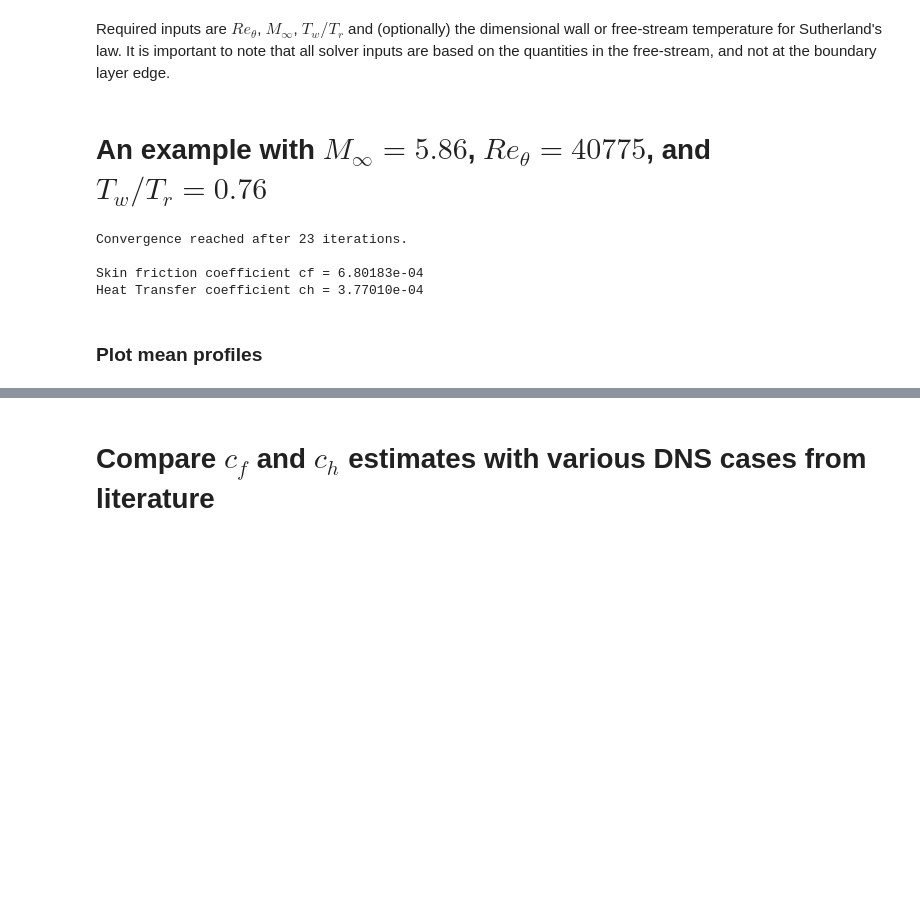
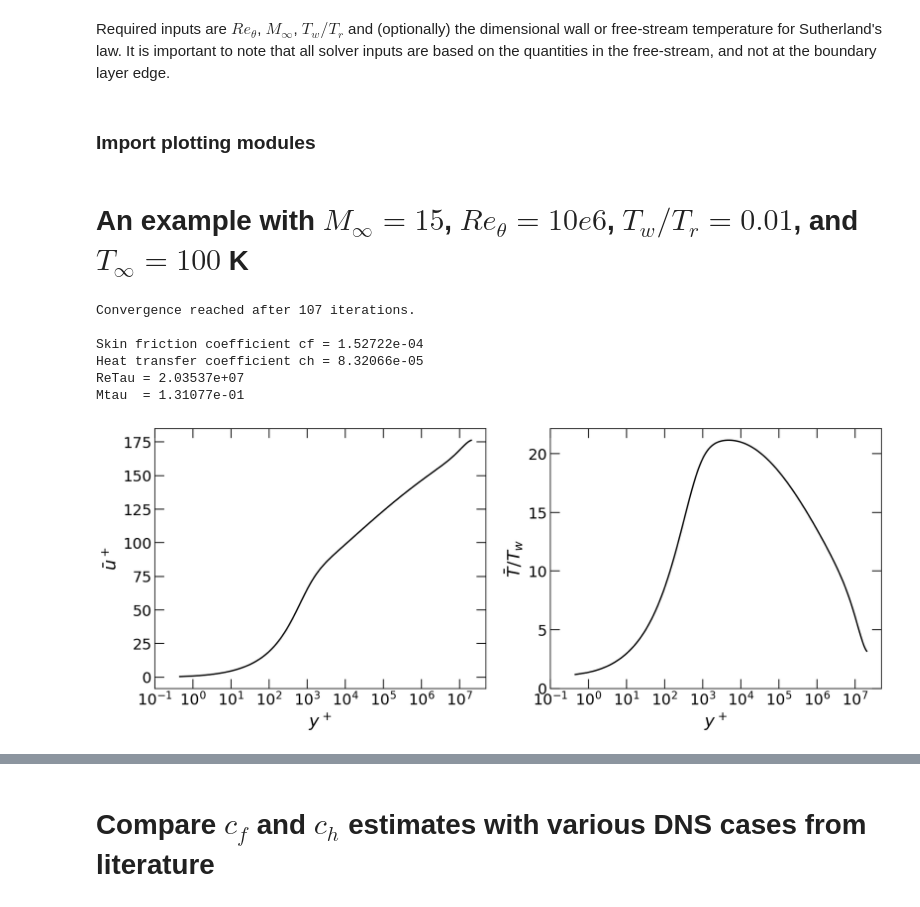
Before and after one commit to Fluid-Dynamics-Of-Energy-Systems-Team/DragAndHeatTransferEstimation, a Jupyter notebook: DragAndHeatTransferEstimation.ipynb, the cells around one changed output, grey strips where cells are left out. Drawn from its saved outputs; the diff is of its cells as text; code cells hidden in the pictures; blank space fills up the shorter version.

```diff
--- a/DragAndHeatTransferEstimation.ipynb
+++ b/DragAndHeatTransferEstimation.ipynb
@@ -146,8 +151,11 @@ Required inputs are $Re_\theta$, $M_\infty$, $T_w/T_r$ and (optionally) the dime
 import numpy as np
 from scipy.integrate import cumtrapz, trapz
 # %%
-def grid(H,n,fact):
-    tanhyp = 0.5
+# n    ... number of points
+# fact ... stretching/clustering
+def grid(n,fact):
+    H = 1.0       # --> y/y_e = 1
+    tanhyp = 0.5  # half hyp tangens
     i = tanhyp*(np.arange(0,n))/(n-1) - 0.5
     y = 1./tanhyp*H * (1.0 + np.tanh(fact*i)/np.tanh(fact/2))/2.0
     return y
@@ -160,9 +162,7 @@ def dTdyWall(T,y):
 # %%
-def solver(ReTheta = 1000, Minf = 1.0, Tw_Tr = 1.0,
-                  viscLaw = "Sutherland", Tinf_dim = 300):
-
-    # Generate grid
-    y_ye = grid(1, 360, 5)  # (domain size, number of cells, stretching factor)
+def solver(y_ye    = grid(1000, 5),
+           ReTheta = 1000, Minf = 1.0, Tw_Tr = 1.0,
+           viscLaw = "Sutherland", Tinf_dim = 300):
 
     # set initial values for ReTau, MTau and upl
     ReTau = 100
@@ -179,7 +179,7 @@ def solver(ReTheta = 1000, Minf = 1.0, Tw_Tr = 1.0,
 
         T_Tw, Tinf_Tw       = temperature(upl/uinf, Minf, Tw_Tr)
         mu_muw              = viscosity(T_Tw, Tinf_dim,Tinf_Tw, viscLaw)
-        r_rw                = density (T_Tw)
+        r_rw                = density(T_Tw)
         ypl, yst, upl, uinf = meanVelocity(ReTheta, ReTau, MTau, y_ye, r_rw, mu_muw)
         ReTau, MTau, cf, ch = calcParameters(ReTheta, Minf, y_ye, r_rw, mu_muw, upl, uinf, T_Tw, Tw_Tr, Tinf_Tw,
                                               Tinf_dim, viscLaw)
@@ -188,3 +188,5 @@ def solver(ReTheta = 1000, Minf = 1.0, Tw_Tr = 1.0,
         niter += 1
 
     return cf, ch, ReTau, MTau, ypl, yst, upl, T_Tw, niter
+# %% [markdown]
+### Import plotting modules
@@ -191,34 +202,49 @@ def solver(ReTheta = 1000, Minf = 1.0, Tw_Tr = 1.0,
 # %% [markdown]
-# An example with $M_\infty=5.86$, $Re_\theta=40775$, and $T_w/T_r= 0.76$
+# An example with $M_\infty=15$, $Re_\theta =10e6$, $T_w/T_r= 0.01$, and $T_\infty=100$ K
 # %%
 ########################################
 # Constants
 #
 gamma     = 1.4    # ratio of specific heat capacities
 Pr        = 0.72   # Prandtl number
 kappa     = 0.41   # Karman constant
 Apl       = 17     # Van Driest damping constant
 
-
 ########################################
-# Inputs for a test case
+# run a test case
 #
-Minf      = 5.86
-ReTheta   = 40774.6527128768
-Tw_Tr     = 0.76
-viscLaw   = "Sutherland"
-Tinf_dim  = 169.4
-
-
-cf,ch,ReTau,MTau,ypl,yst,upl,T, niter = solver(ReTheta=ReTheta, Minf=Minf, Tw_Tr=Tw_Tr,
-                                               viscLaw=viscLaw, Tinf_dim=Tinf_dim)
+cf,ch,ReTau,MTau,ypl,yst,upl,T,niter = solver(y_ye     = grid(100000, 9),
+                                              ReTheta  = 10e6,
+                                              Minf     = 15.0,
+                                              Tw_Tr    = 0.01,
+                                              viscLaw  = "Sutherland",
+                                              Tinf_dim = 100.0)
 
 print('Convergence reached after {0} iterations.'.format(niter))
-print('\nSkin friction coefficient cf = {0:.5e} \nHeat Transfer coefficient ch = {1:.5e}'.format(cf, ch))
+print('\nSkin friction coefficient cf = {0:.5e} \nHeat transfer coefficient ch = {1:.5e}'.format(cf, ch))
+print('ReTau = {0:.5e} \nMtau  = {1:.5e}'.format(ReTau,MTau))
+
+################################################
+# plot profiles
+#
+fig, ax = plt.subplots(1,2,figsize=(12,5))
+ax[0].semilogx(ypl[1:],upl[1:],'k-', lw=1.5)
+ax[1].semilogx(ypl[1:],T[1:],  'k-', lw=1.5)
+ax[0].set_ylabel(r"$\bar u^+$",  fontsize = 18)
+ax[1].set_ylabel(r"$\bar T/T_w$",fontsize = 18)
+for a in ax:
+    a.tick_params(axis='both', which='both', direction='in',labelsize=16,right=True,top=True)
+    a.tick_params(which='major', length=10, width=1)
+    a.tick_params(which='minor', length=5,  width=1)
+    a.set_xticks(10.0**np.arange(-1, 8, 1))
+    a.set_xlabel(r"$y^+$",fontsize = 18)
+ax[1].set_yticks(np.arange(0,25,5))
+plt.tight_layout()
 # %% [output]
-Convergence reached after 23 iterations.
+Convergence reached after 107 iterations.
 
-Skin friction coefficient cf = 6.80183e-04
-Heat Transfer coefficient ch = 3.77010e-04
+Skin friction coefficient cf = 1.52722e-04
+Heat transfer coefficient ch = 8.32066e-05
+ReTau = 2.03537e+07
+Mtau  = 1.31077e-01
+[figure, added]
-# %% [markdown]
-### Plot mean profiles
```
Also changed, not shown: parts of 6 cells of this notebook, 2 other files.
